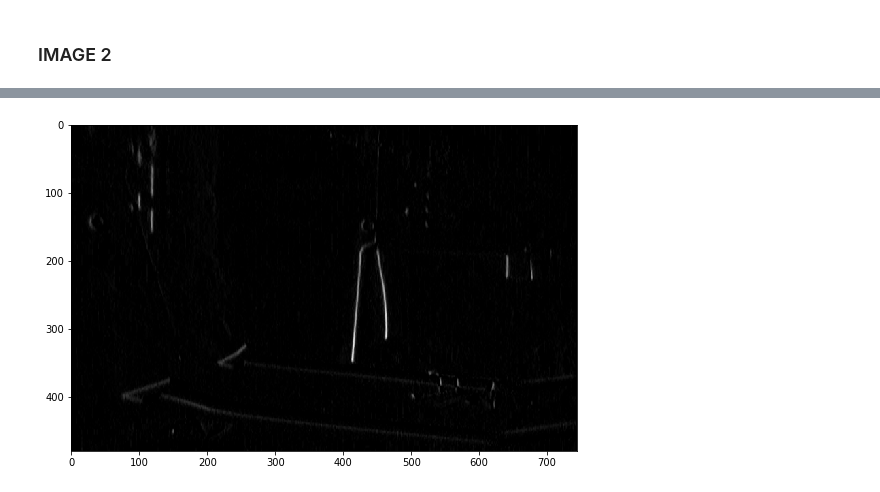
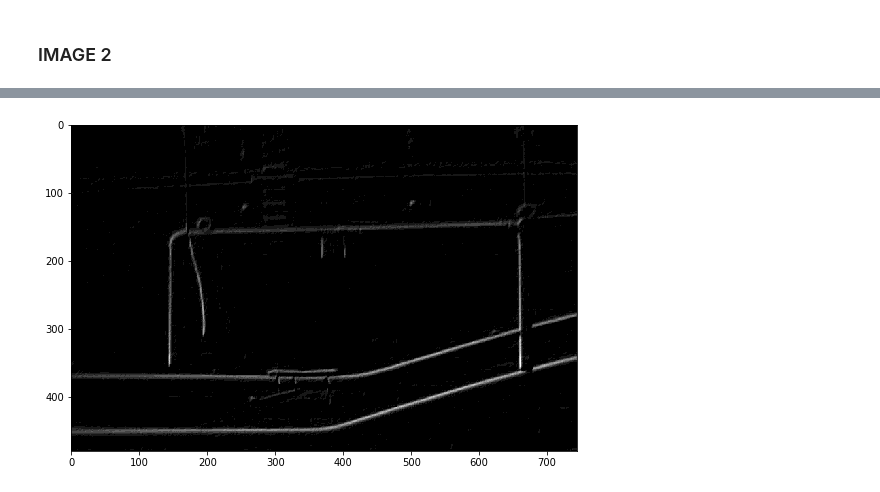
Before and after one commit to dannypadilla/image-preprocess-pipelines, a Jupyter notebook: jupyter/CONVOLUTIONAL_FILTERING.ipynb, the cells around one changed output, grey strips where cells are left out. Drawn from its saved outputs; the diff is of its cells as text; code cells hidden in the pictures.

```diff
--- a/jupyter/CONVOLUTIONAL_FILTERING.ipynb
+++ b/jupyter/CONVOLUTIONAL_FILTERING.ipynb
@@ -325,11 +382,12 @@ negative diagonal convolution
 # %%
-# img2_gray = cv2.cvtColor(dst2_v, cv2.COLOR_BGR2GRAY)
-# img2_gray = cv2.cvtColor(dst2_h, cv2.COLOR_BGR2GRAY)
-# img2_gray = cv2.cvtColor(dst2_dp, cv2.COLOR_BGR2GRAY)
-# img2_gray = cv2.cvtColor(dst2_dn, cv2.COLOR_BGR2GRAY)
+#img2_gray = cv2.cvtColor(dst2_b, cv2.COLOR_BGR2GRAY)
+#img2_gray = cv2.cvtColor(dst2_v, cv2.COLOR_BGR2GRAY)
+#img2_gray = cv2.cvtColor(dst2_h, cv2.COLOR_BGR2GRAY)
+img2_gray = cv2.cvtColor(dst2_dp, cv2.COLOR_BGR2GRAY)
+#img2_gray = cv2.cvtColor(dst2_dn, cv2.COLOR_BGR2GRAY)
 
 plt.figure(figsize=(10, 6) )
 plt.imshow(img2_gray, cmap='gray')
 plt.show()
 # %% [output]
-[figure, old version]
+[figure, new version]
```
Also changed, not shown: parts of 22 cells of this notebook.
